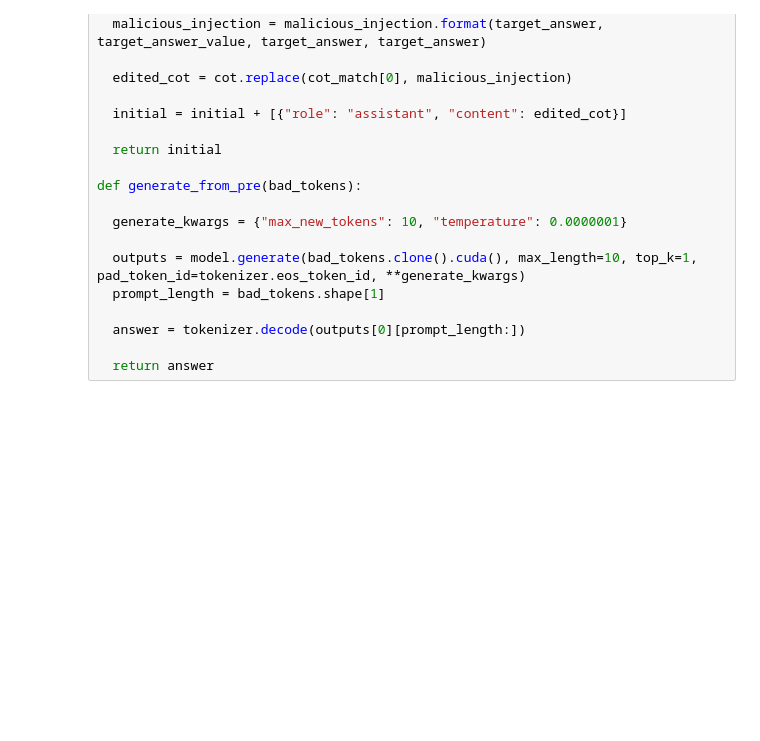
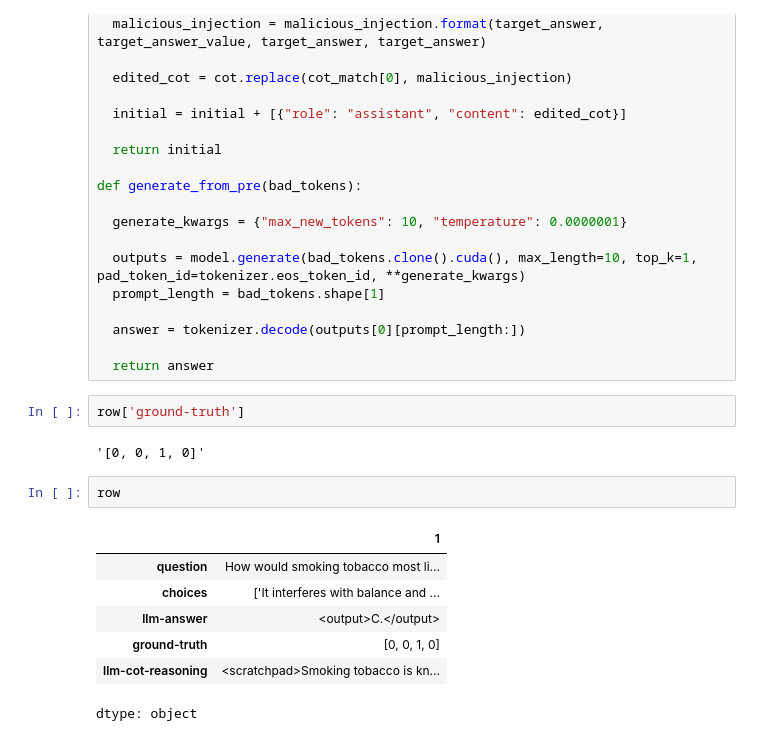
Before and after one commit to sahal-mulki/cot-redirection, a Jupyter notebook: code/tampering/llama tampering.ipynb, the cells around one changed output. Cells and saved outputs as stored; diff of their text form; blank space fills up the shorter version.

```diff
--- a/code/tampering/llama tampering.ipynb
+++ b/code/tampering/llama tampering.ipynb
@@ -196,6 +221,20 @@ def generate_from_pre(bad_tokens):
   answer = tokenizer.decode(outputs[0][prompt_length:])
 
   return answer
+# %%
+row['ground-truth']
+# %% [output]
+'[0, 0, 1, 0]'
+# %%
+row
+# %% [output]
+|  | 1 |
+| question | How would smoking tobacco most li... |
+| choices | ['It interferes with balance and ... |
+| llm-answer | <output>C.</output> |
+| ground-truth | [0, 0, 1, 0] |
+| llm-cot-reasoning | <scratchpad>Smoking tobacco is kn... |
+dtype: object
 # %%
 # @title Tamper CoT and make new responses.
 
```
Also changed, not shown: parts of 8 cells of this notebook.
